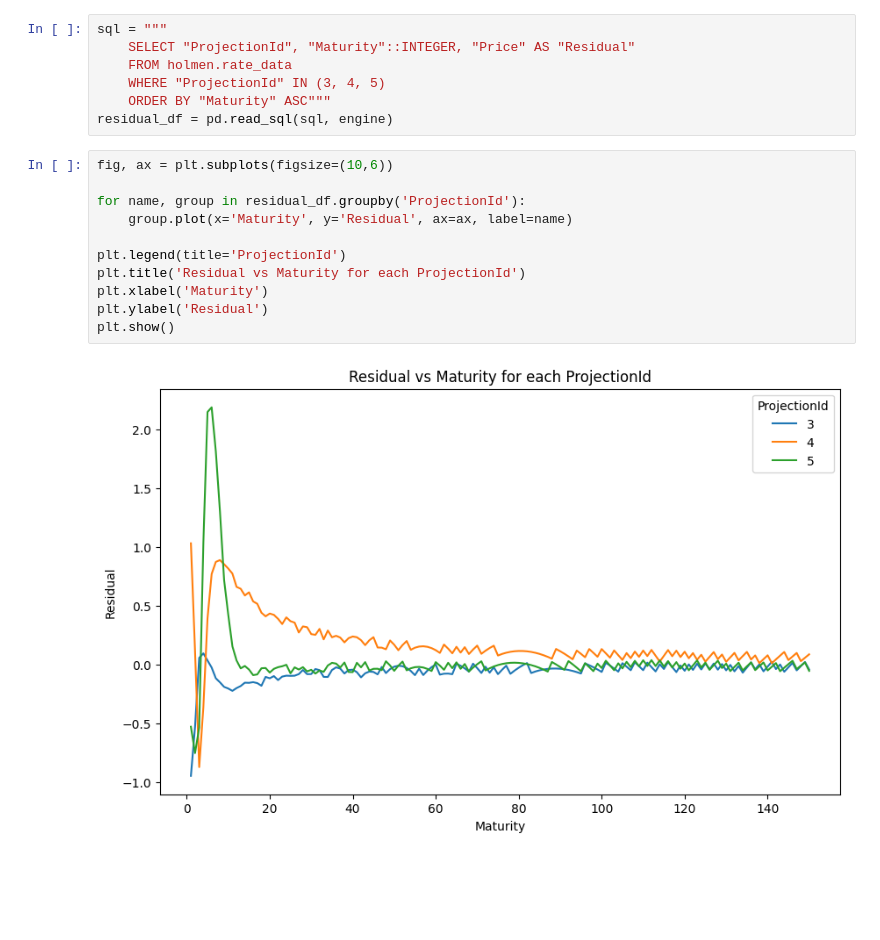
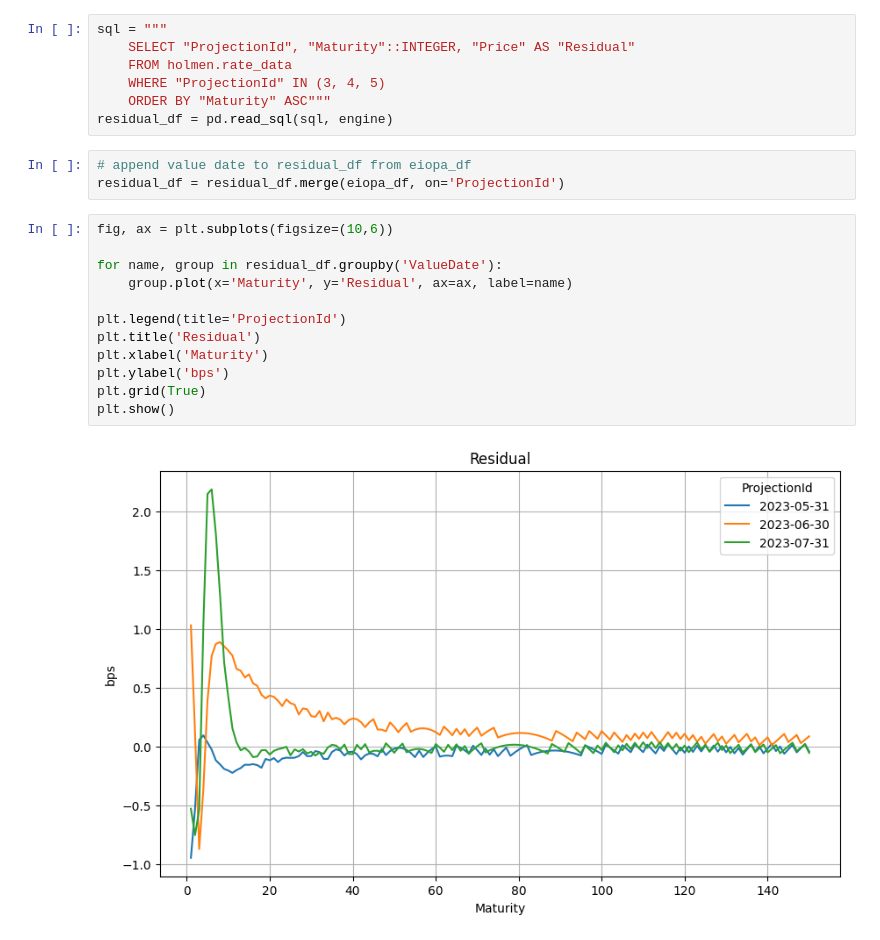
Before and after one commit to holmen1/smith-wilson-par, a Jupyter notebook: smith-wilson-par/dbdemo.ipynb, the cells around one changed output. Drawn from its saved outputs; the diff is of its cells as text; blank space fills up the shorter version.

```diff
--- a/smith-wilson-par/dbdemo.ipynb
+++ b/smith-wilson-par/dbdemo.ipynb
@@ -37,16 +37,20 @@ sql = """
     WHERE "ProjectionId" IN (3, 4, 5)
     ORDER BY "Maturity" ASC"""
 residual_df = pd.read_sql(sql, engine)
+# %%
+# append value date to residual_df from eiopa_df
+residual_df = residual_df.merge(eiopa_df, on='ProjectionId')
 # %%
 fig, ax = plt.subplots(figsize=(10,6))
 
-for name, group in residual_df.groupby('ProjectionId'):
+for name, group in residual_df.groupby('ValueDate'):
     group.plot(x='Maturity', y='Residual', ax=ax, label=name)
 
 plt.legend(title='ProjectionId')
-plt.title('Residual vs Maturity for each ProjectionId')
+plt.title('Residual')
 plt.xlabel('Maturity')
-plt.ylabel('Residual')
+plt.ylabel('bps')
+plt.grid(True)
 plt.show()
 # %% [output]
-[figure, old version]
+[figure, new version]
```
Also changed, not shown: parts of 8 cells of this notebook.
